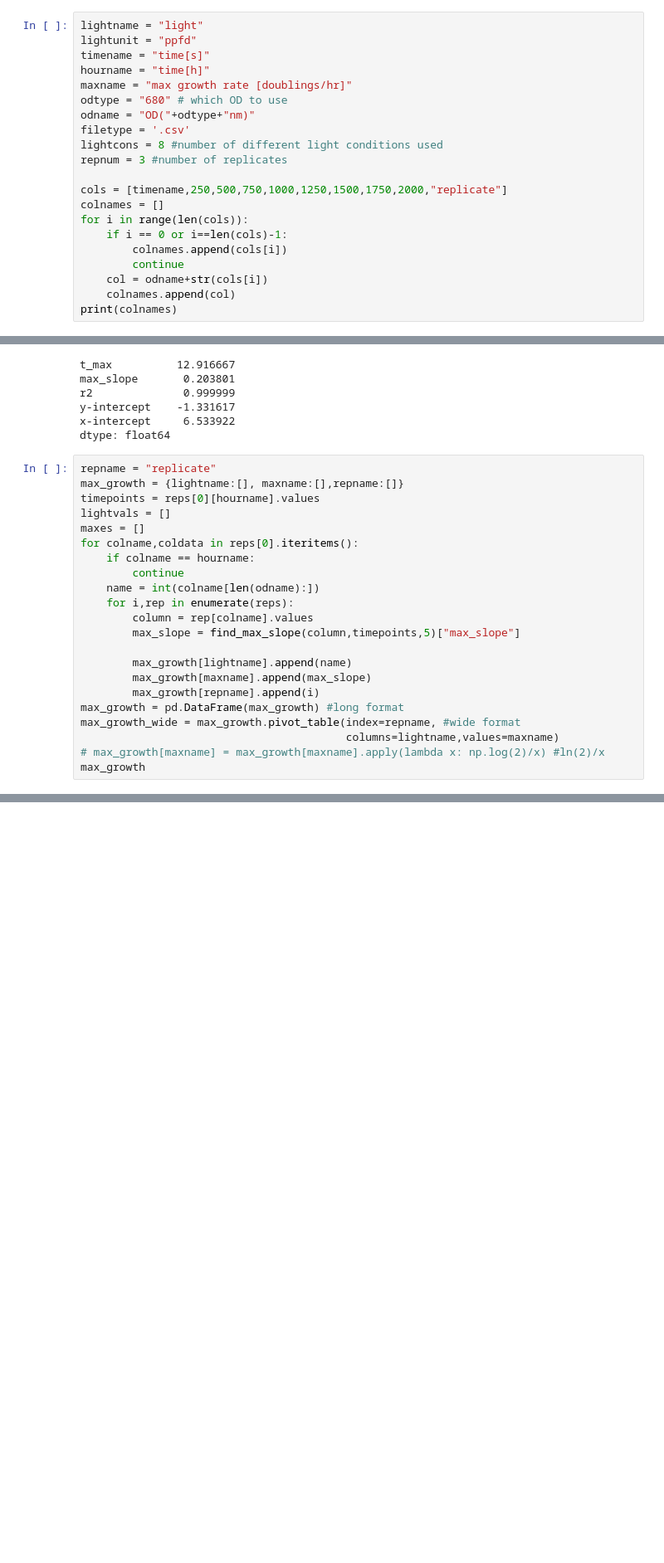
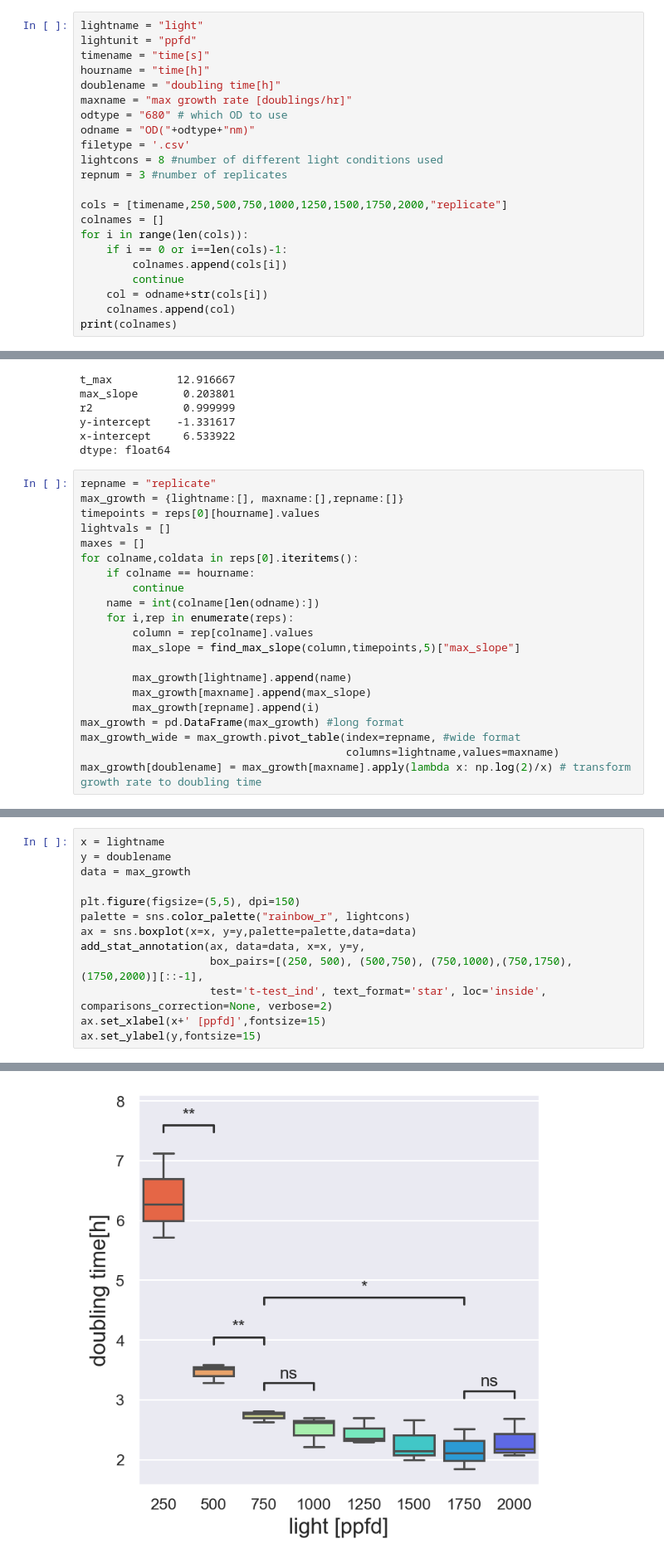
Before and after one commit to nb-e/growth-curve-analysis, a Jupyter notebook: 12.14.20 Analysis.ipynb, the cells around one changed output, grey strips where cells are left out. Shown at 83% size. Cells and saved outputs as stored; diff of their text form; blank space fills up the shorter version.

```diff
--- a/12.14.20 Analysis.ipynb
+++ b/12.14.20 Analysis.ipynb
@@ -21,6 +24,7 @@ lightname = "light"
 lightunit = "ppfd"
 timename = "time[s]"
 hourname = "time[h]"
+doublename = "doubling time[h]"
 maxname = "max growth rate [doublings/hr]"
 odtype = "680" # which OD to use
 odname = "OD("+odtype+"nm)"
@@ -263,5 +432,4 @@ for colname,coldata in reps[0].iteritems():
 max_growth = pd.DataFrame(max_growth) #long format
 max_growth_wide = max_growth.pivot_table(index=repname, #wide format
                                          columns=lightname,values=maxname)
-# max_growth[maxname] = max_growth[maxname].apply(lambda x: np.log(2)/x) #ln(2)/x
-max_growth
+max_growth[doublename] = max_growth[maxname].apply(lambda x: np.log(2)/x) # transform growth rate to doubling time
@@ -285,0 +455,14 @@ max_growth
+# %%
+x = lightname
+y = doublename
+data = max_growth
+
+plt.figure(figsize=(5,5), dpi=150)
+palette = sns.color_palette("rainbow_r", lightcons)
+ax = sns.boxplot(x=x, y=y,palette=palette,data=data)
+add_stat_annotation(ax, data=data, x=x, y=y,
+                    box_pairs=[(250, 500), (500,750), (750,1000),(750,1750),(1750,2000)][::-1],
+                    test='t-test_ind', text_format='star', loc='inside', comparisons_correction=None, verbose=2)
+ax.set_xlabel(x+' [ppfd]',fontsize=15)
+ax.set_ylabel(y,fontsize=15)
+# %% [output]
@@ -286 +482,2 @@ max_growth
+[figure, added]
 # %%
```
Also changed, not shown: parts of 12 cells of this notebook.
